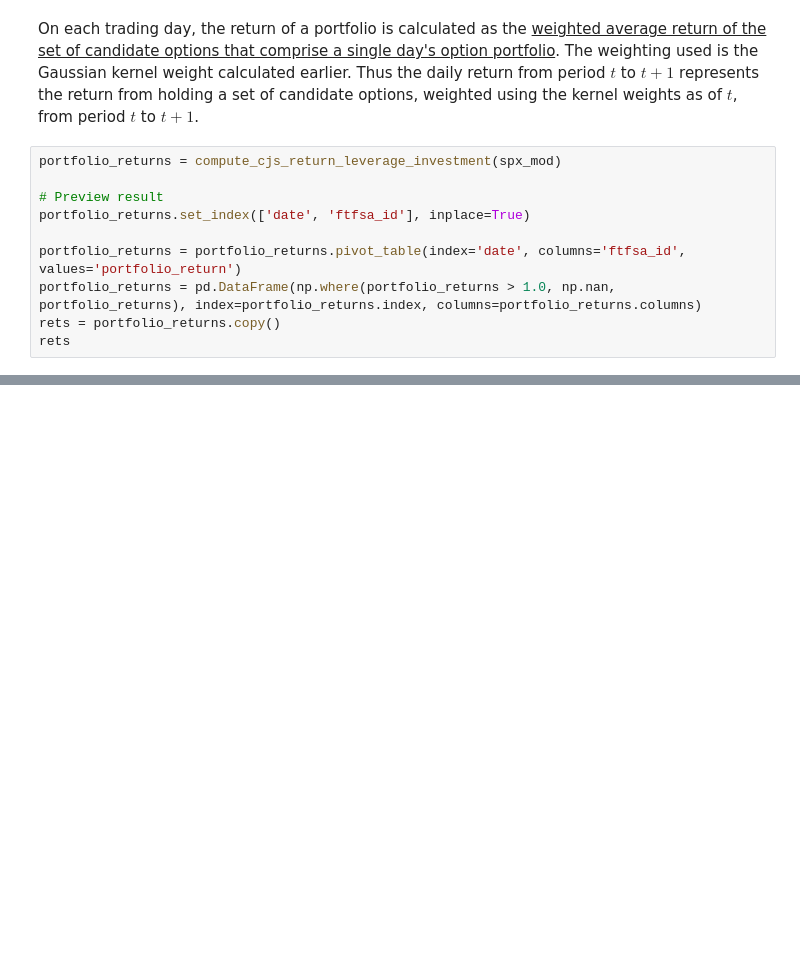
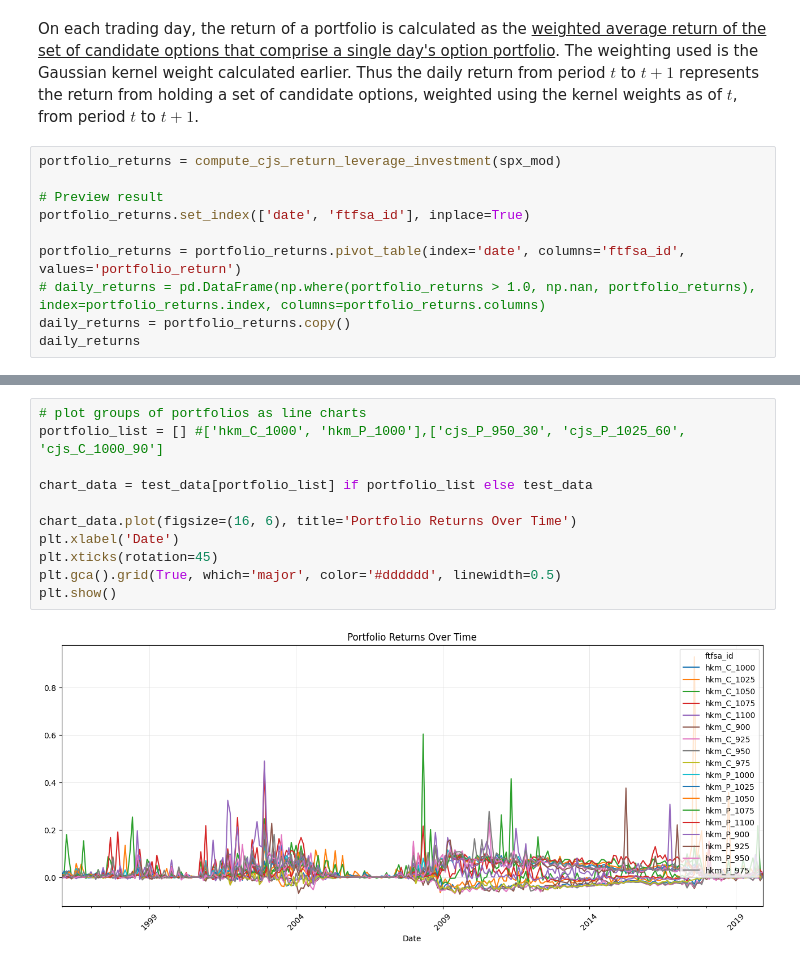
Before and after one commit to jmbejara/constantinides_2013_options, a Jupyter notebook: notebooks/portfolios.ipynb, the cells around one changed output, grey strips where cells are left out. Cells and saved outputs as stored; diff of their text form; blank space fills up the shorter version.

```diff
--- a/notebooks/portfolios.ipynb
+++ b/notebooks/portfolios.ipynb
@@ -507,9 +524,9 @@ portfolio_returns = compute_cjs_return_leverage_investment(spx_mod)
 portfolio_returns.set_index(['date', 'ftfsa_id'], inplace=True)
 
 portfolio_returns = portfolio_returns.pivot_table(index='date', columns='ftfsa_id', values='portfolio_return')
-portfolio_returns = pd.DataFrame(np.where(portfolio_returns > 1.0, np.nan, portfolio_returns), index=portfolio_returns.index, columns=portfolio_returns.columns)
-rets = portfolio_returns.copy()
-rets
+# daily_returns = pd.DataFrame(np.where(portfolio_returns > 1.0, np.nan, portfolio_returns), index=portfolio_returns.index, columns=portfolio_returns.columns)
+daily_returns = portfolio_returns.copy()
+daily_returns
 # %% [output]
 | ftfsa_id | C_1000_30 | C_1000_60 | C_1000_90 | C_1025_30 | C_1025_60 | C_1025_90 | C_1050_30 | C_1050_60 | C_1050_90 | ... |
 | date |  |  |  |  |  |  |  |  |  | ... |
@@ -637,0 +665,13 @@ plt.show()
+# %%
+# plot groups of portfolios as line charts
+portfolio_list = [] #['hkm_C_1000', 'hkm_P_1000'],['cjs_P_950_30', 'cjs_P_1025_60', 'cjs_C_1000_90']
+
+chart_data = test_data[portfolio_list] if portfolio_list else test_data
+
+chart_data.plot(figsize=(16, 6), title='Portfolio Returns Over Time')
+plt.xlabel('Date')
+plt.xticks(rotation=45)
+plt.gca().grid(True, which='major', color='#dddddd', linewidth=0.5)
+plt.show()
+# %% [output]
+[figure, added]
```
Also changed, not shown: parts of 37 cells of this notebook.
